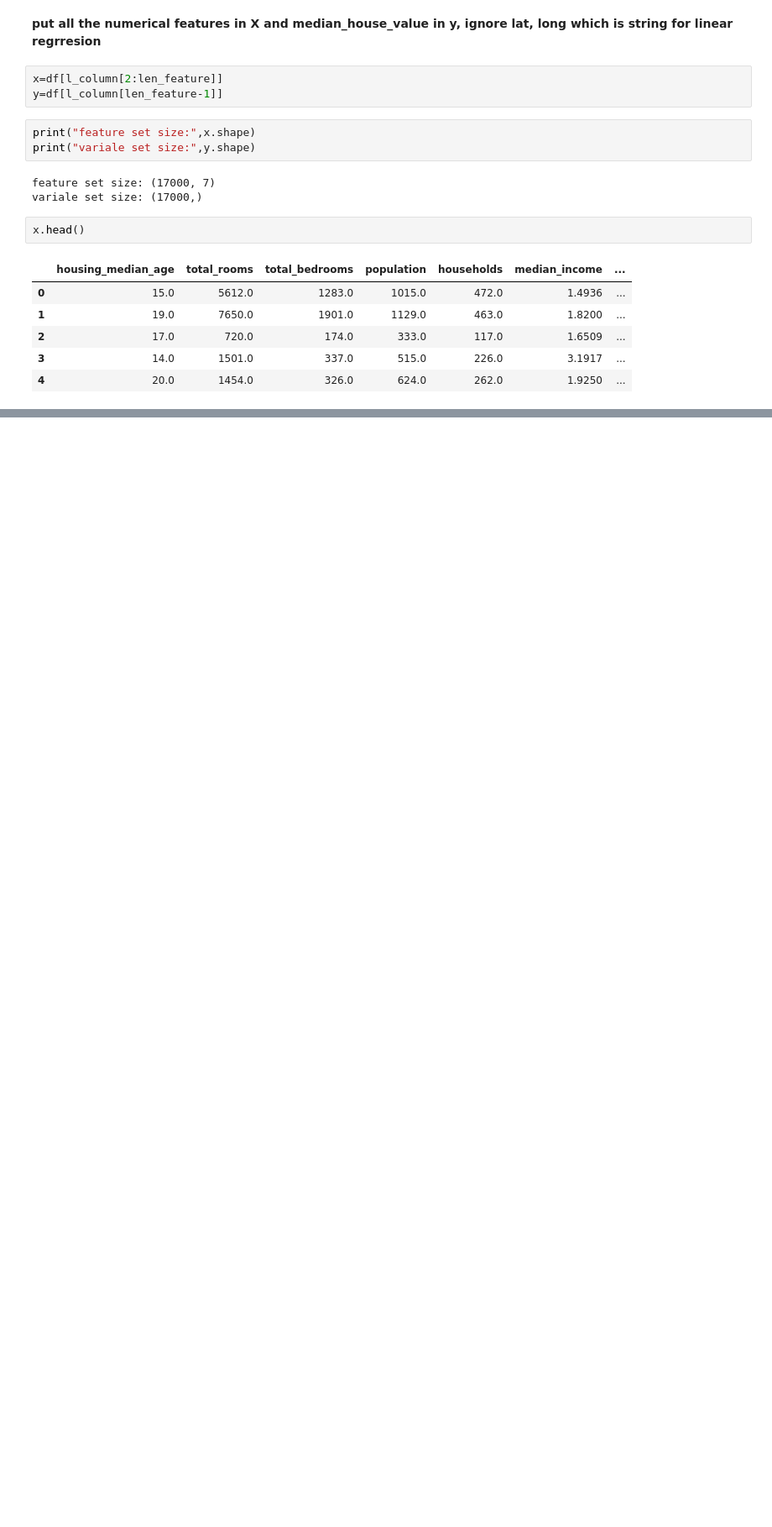
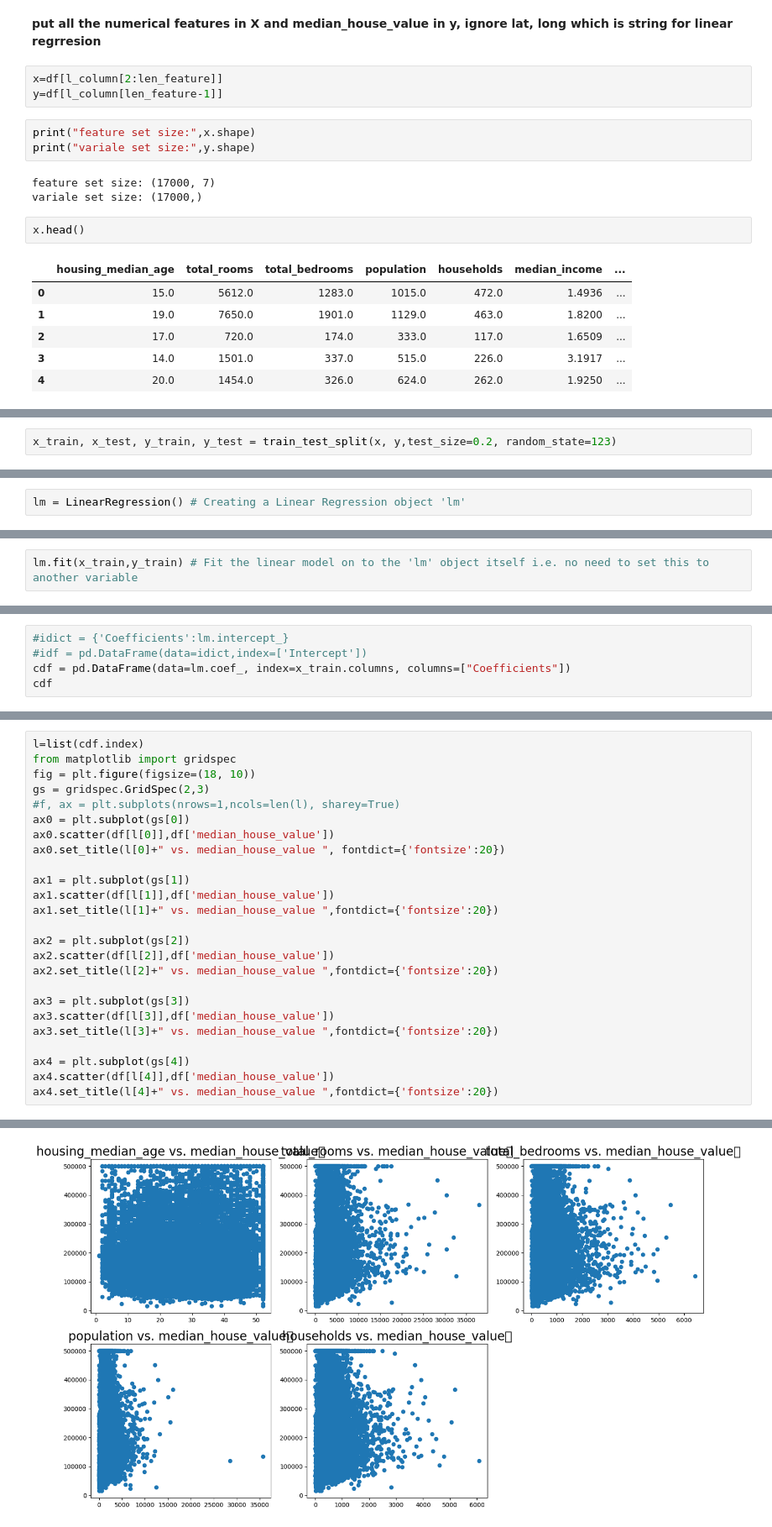
Before and after one commit to 2303A51303/AIML_2303A51303, a Jupyter notebook: AIML_lab4[1303].ipynb, the cells around one changed output, grey strips where cells are left out. Shown at 84% size. Saved outputs shown, nothing was run; the diff lists cells and outputs as text; blank space fills up the shorter version.

```diff
--- a/AIML_lab4[1303].ipynb
+++ b/AIML_lab4[1303].ipynb
@@ -128,0 +146,2 @@ x.head()
+# %%
+x_train, x_test, y_train, y_test = train_test_split(x, y,test_size=0.2, random_state=123)
@@ -128,0 +171,2 @@ x.head()
+# %%
+lm = LinearRegression() # Creating a Linear Regression object 'lm'
@@ -128,0 +175,2 @@ x.head()
+# %%
+lm.fit(x_train,y_train) # Fit the linear model on to the 'lm' object itself i.e. no need to set this to another variable
@@ -128,0 +192,5 @@ x.head()
+# %%
+#idict = {'Coefficients':lm.intercept_}
+#idf = pd.DataFrame(data=idict,index=['Intercept'])
+cdf = pd.DataFrame(data=lm.coef_, index=x_train.columns, columns=["Coefficients"])
+cdf
@@ -128,0 +241,26 @@ x.head()
+# %%
+l=list(cdf.index)
+from matplotlib import gridspec
+fig = plt.figure(figsize=(18, 10))
+gs = gridspec.GridSpec(2,3)
+#f, ax = plt.subplots(nrows=1,ncols=len(l), sharey=True)
+ax0 = plt.subplot(gs[0])
+ax0.scatter(df[l[0]],df['median_house_value'])
+ax0.set_title(l[0]+" vs. median_house_value	", fontdict={'fontsize':20})
+
+ax1 = plt.subplot(gs[1])
+ax1.scatter(df[l[1]],df['median_house_value'])
+ax1.set_title(l[1]+" vs. median_house_value	",fontdict={'fontsize':20})
+
+ax2 = plt.subplot(gs[2])
+ax2.scatter(df[l[2]],df['median_house_value'])
+ax2.set_title(l[2]+" vs. median_house_value	",fontdict={'fontsize':20})
+
+ax3 = plt.subplot(gs[3])
+ax3.scatter(df[l[3]],df['median_house_value'])
+ax3.set_title(l[3]+" vs. median_house_value	",fontdict={'fontsize':20})
+
+ax4 = plt.subplot(gs[4])
+ax4.scatter(df[l[4]],df['median_house_value'])
+ax4.set_title(l[4]+" vs. median_house_value	",fontdict={'fontsize':20})
+# %% [output]
@@ -128,0 +268 @@ x.head()
+[figure, added]
```
Also changed, not shown: parts of 35 cells of this notebook.
